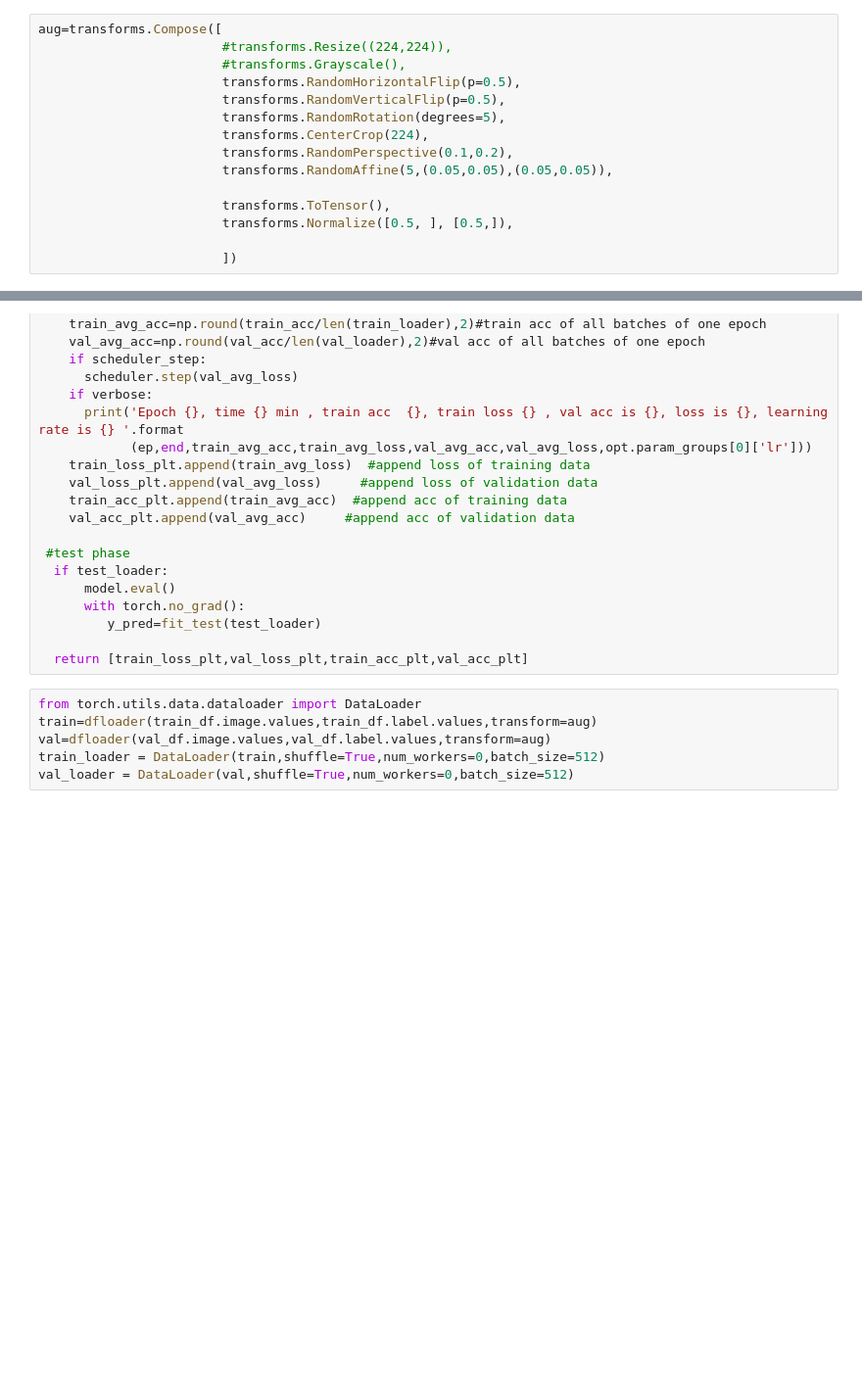
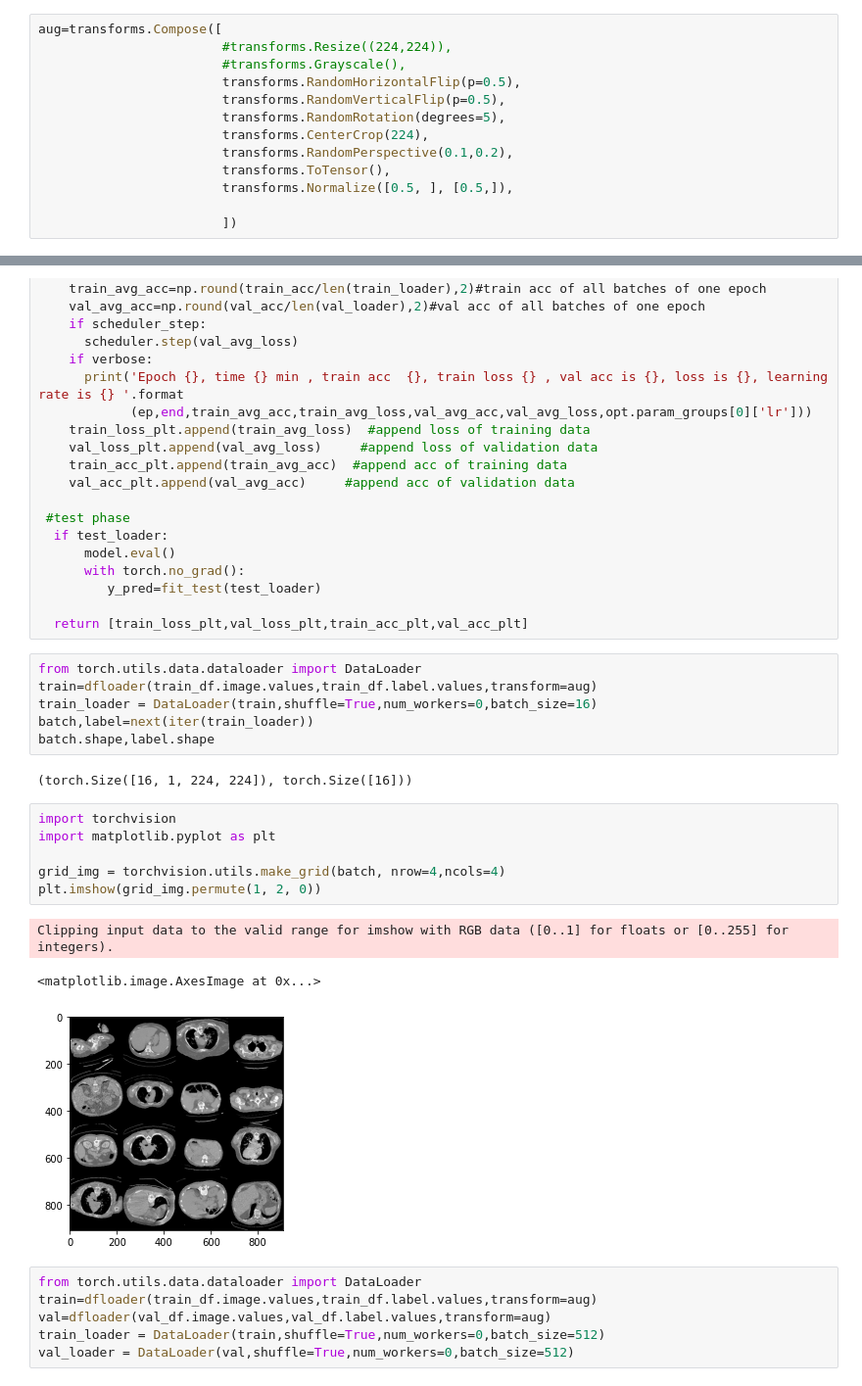
Before and after one commit to talhaanwarch/mia-covid19, a Jupyter notebook: mlp_mixer.ipynb, the cells around one changed output, grey strips where cells are left out. Shown at 98% size. Cells and saved outputs as stored; diff of their text form; blank space fills up the shorter version.

```diff
--- a/mlp_mixer.ipynb
+++ b/mlp_mixer.ipynb
@@ -97,8 +97,6 @@ aug=transforms.Compose([
                         transforms.RandomRotation(degrees=5),
                         transforms.CenterCrop(224),
                         transforms.RandomPerspective(0.1,0.2),
-                        transforms.RandomAffine(5,(0.05,0.05),(0.05,0.05)),
-
                         transforms.ToTensor(),
                         transforms.Normalize([0.5, ], [0.5,]),
 
@@ -234,6 +227,24 @@ def fit(model,train_loader,val_loader,test_loader=None,epoch=10,scheduler_step=N
          y_pred=fit_test(test_loader)
 
   return [train_loss_plt,val_loss_plt,train_acc_plt,val_acc_plt]
+# %%
+from torch.utils.data.dataloader import DataLoader
+train=dfloader(train_df.image.values,train_df.label.values,transform=aug)
+train_loader = DataLoader(train,shuffle=True,num_workers=0,batch_size=16)
+batch,label=next(iter(train_loader))
+batch.shape,label.shape
+# %% [output]
+(torch.Size([16, 1, 224, 224]), torch.Size([16]))
+# %%
+import torchvision
+import matplotlib.pyplot as plt
+
+grid_img = torchvision.utils.make_grid(batch, nrow=4,ncols=4)
+plt.imshow(grid_img.permute(1, 2, 0))
+# %% [output]
+Clipping input data to the valid range for imshow with RGB data ([0..1] for floats or [0..255] for integers).
+<matplotlib.image.AxesImage at 0x...>
+[figure, added]
 # %%
 from torch.utils.data.dataloader import DataLoader
 train=dfloader(train_df.image.values,train_df.label.values,transform=aug)
```
Also changed, not shown: parts of 3 cells of this notebook.
